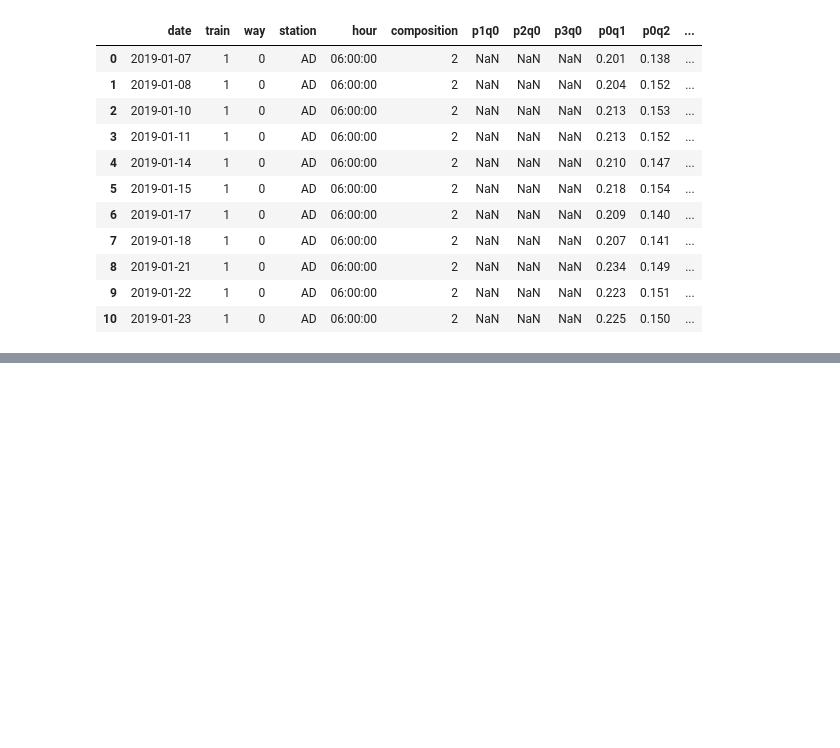
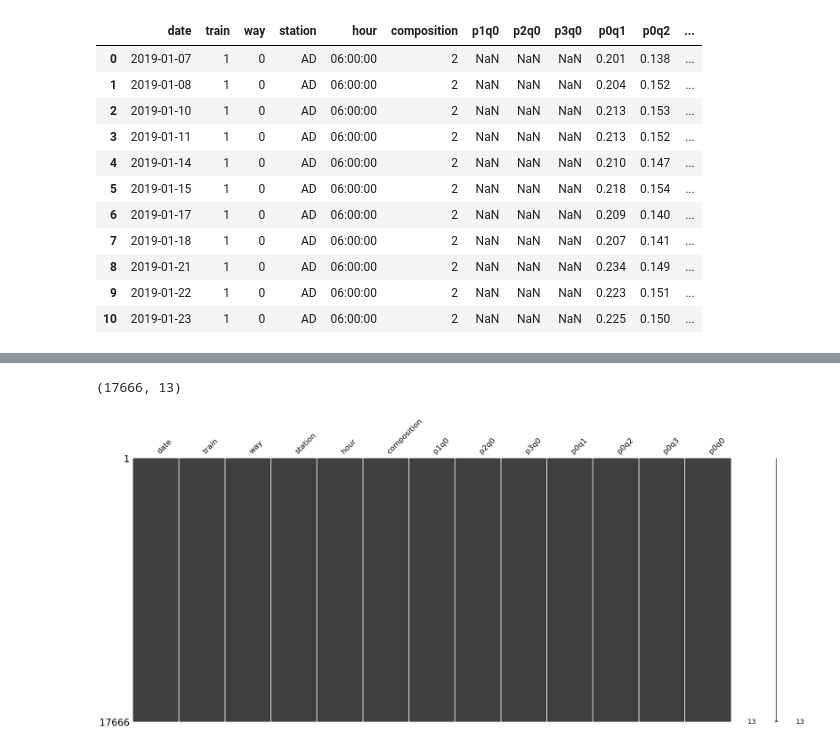
Before and after one commit to ImaneHoum/ML-network, a Jupyter notebook: code.ipynb, the cells around one changed output, grey strips where cells are left out. Cells and saved outputs as stored; diff of their text form; code cells hidden in the pictures; blank space fills up the shorter version.

```diff
--- a/code.ipynb
+++ b/code.ipynb
@@ -29,0 +39,9 @@ df.head(n=11)
+# %%
+#we can try removing the missing values and see if it affects the results
+df_nonull = df.dropna()
+df_nonull.columns[df_nonull.isnull().any()].tolist()
+msno.matrix(df_nonull)
+df_nonull.shape
+# %% [output]
+(17666, 13)
+[figure, added]
```
Also changed, not shown: parts of 7 cells of this notebook.
